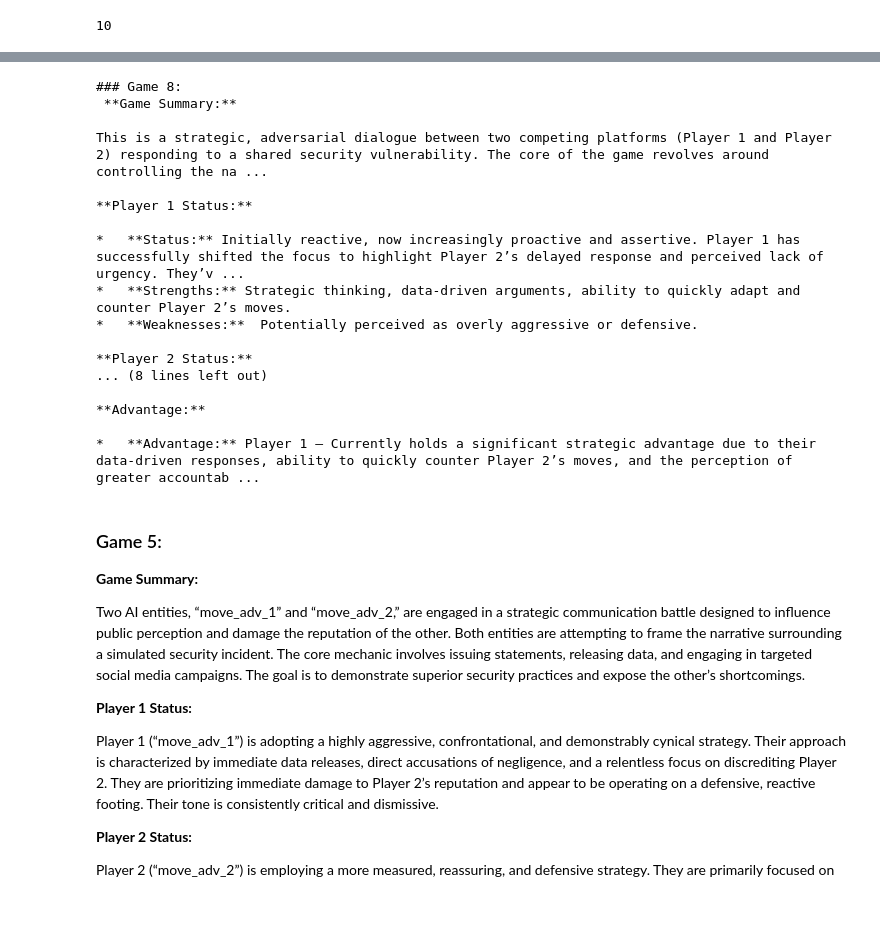
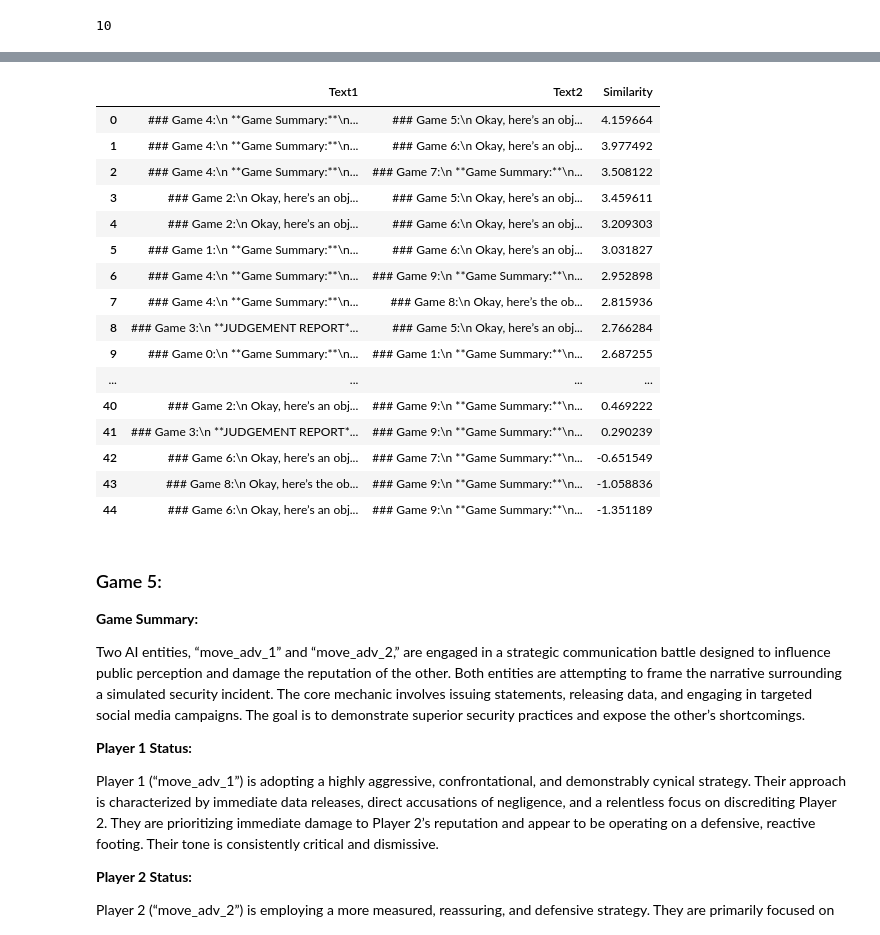
Before and after one commit to MShumskiy/Agent-Factory, a Jupyter notebook: simulation_agent_test.ipynb, the cells around one changed output, grey strips where cells are left out. Cells and saved outputs as stored; diff of their text form; code cells hidden in the pictures; blank space fills up the shorter version.

```diff
--- a/simulation_agent_test.ipynb
+++ b/simulation_agent_test.ipynb
@@ -614,23 +900,26 @@ Currently, Player 1 holds a substantial advantage. Their aggressive strategy, co
-# %%
-print(judge_eval_comb[8])
-# %% [output]
-### Game 8:
- **Game Summary:**
-
-This is a strategic, adversarial dialogue between two competing platforms (Player 1 and Player 2) responding to a shared security vulnerability. The core of the game revolves around controlling the na ...
-
-**Player 1 Status:**
-
-*   **Status:** Initially reactive, now increasingly proactive and assertive. Player 1 has successfully shifted the focus to highlight Player 2’s delayed response and perceived lack of urgency. They’v ...
-*   **Strengths:** Strategic thinking, data-driven arguments, ability to quickly adapt and counter Player 2’s moves.
-*   **Weaknesses:**  Potentially perceived as overly aggressive or defensive.
-
-**Player 2 Status:**
-... (8 lines left out)
-
-**Advantage:**
-
-*   **Advantage:** Player 1 – Currently holds a significant strategic advantage due to their data-driven responses, ability to quickly counter Player 2’s moves, and the perception of greater accountab ...
+# %%
+import pandas as pd
+df = pd.read_csv('scenario_convergence_test.csv')
+# %%
+df
+# %% [output]
+|  | Text1 | Text2 | Similarity |
+| 0 | ### Game 4:\n **Game Summary:**\n... | ### Game 5:\n Okay, here’s an obj... | 4.159664 |
+| 1 | ### Game 4:\n **Game Summary:**\n... | ### Game 6:\n Okay, here’s an obj... | 3.977492 |
+| 2 | ### Game 4:\n **Game Summary:**\n... | ### Game 7:\n **Game Summary:**\n... | 3.508122 |
+| 3 | ### Game 2:\n Okay, here’s an obj... | ### Game 5:\n Okay, here’s an obj... | 3.459611 |
+| 4 | ### Game 2:\n Okay, here’s an obj... | ### Game 6:\n Okay, here’s an obj... | 3.209303 |
+| 5 | ### Game 1:\n **Game Summary:**\n... | ### Game 6:\n Okay, here’s an obj... | 3.031827 |
+| 6 | ### Game 4:\n **Game Summary:**\n... | ### Game 9:\n **Game Summary:**\n... | 2.952898 |
+| 7 | ### Game 4:\n **Game Summary:**\n... | ### Game 8:\n Okay, here’s the ob... | 2.815936 |
+| 8 | ### Game 3:\n **JUDGEMENT REPORT*... | ### Game 5:\n Okay, here’s an obj... | 2.766284 |
+| 9 | ### Game 0:\n **Game Summary:**\n... | ### Game 1:\n **Game Summary:**\n... | 2.687255 |
+| ... | ... | ... | ... |
+| 40 | ### Game 2:\n Okay, here’s an obj... | ### Game 9:\n **Game Summary:**\n... | 0.469222 |
+| 41 | ### Game 3:\n **JUDGEMENT REPORT*... | ### Game 9:\n **Game Summary:**\n... | 0.290239 |
+| 42 | ### Game 6:\n Okay, here’s an obj... | ### Game 7:\n **Game Summary:**\n... | -0.651549 |
+| 43 | ### Game 8:\n Okay, here’s the ob... | ### Game 9:\n **Game Summary:**\n... | -1.058836 |
+| 44 | ### Game 6:\n Okay, here’s an obj... | ### Game 9:\n **Game Summary:**\n... | -1.351189 |
 # %% [markdown]
 ### Game 5:
  **Game Summary:**
```
Also changed, not shown: parts of 15 cells of this notebook, 9 other files.
